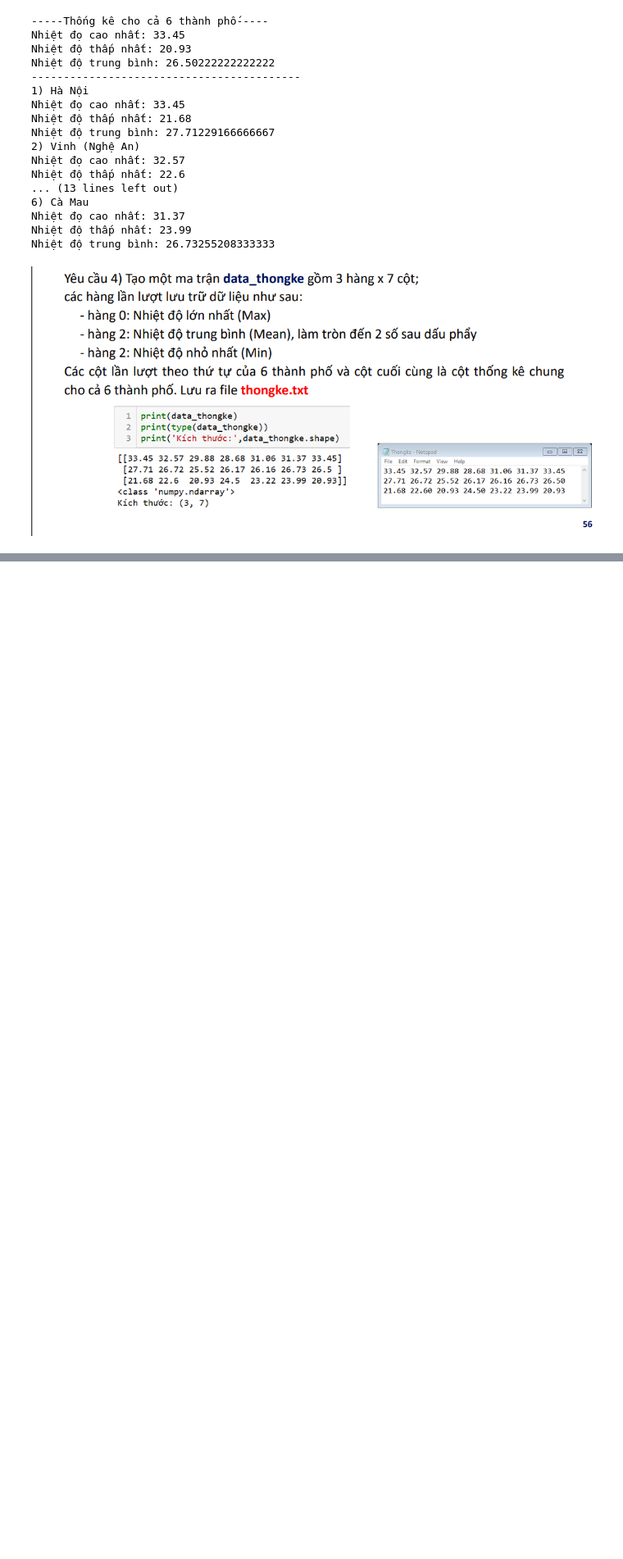
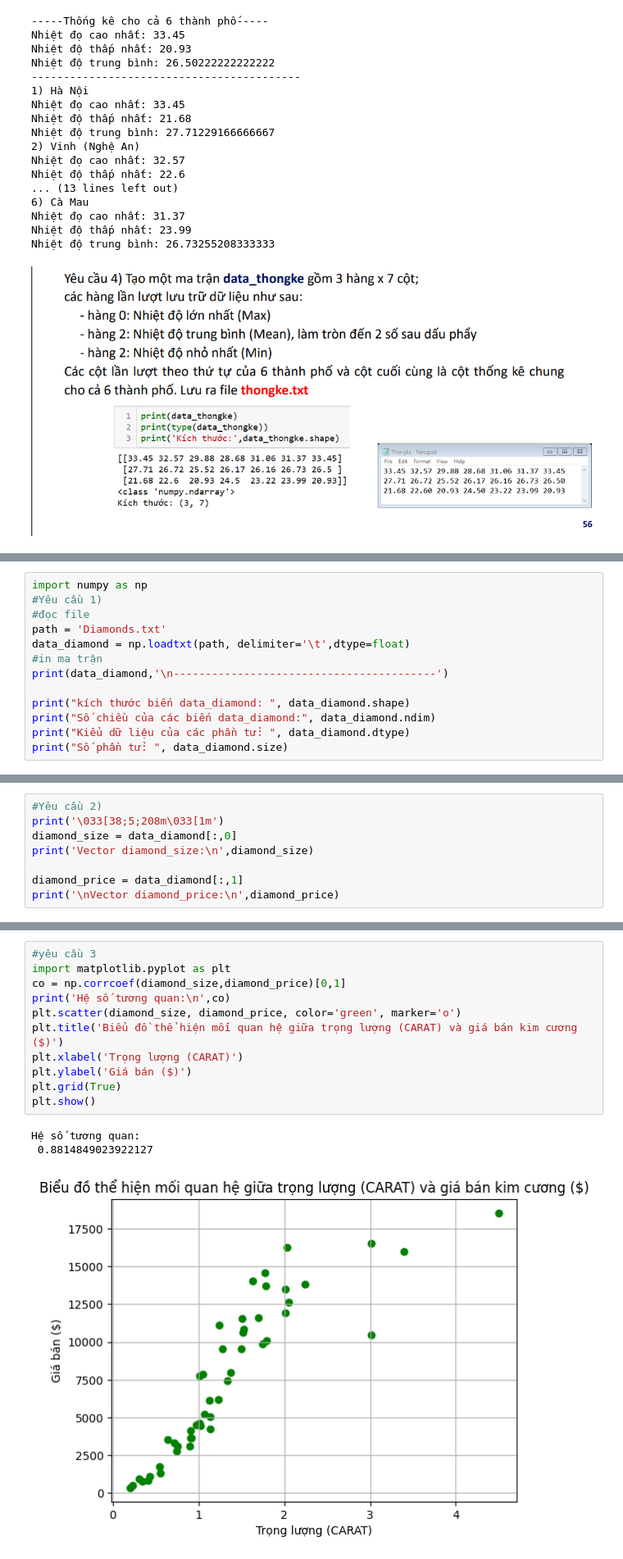
Before and after one commit to phamkhai108/Basic-python-exercises, a Jupyter notebook: Th_chuong4.ipynb, the cells around one changed output, grey strips where cells are left out. Shown at 82% size. Cells and saved outputs as stored; diff of their text form; blank space fills up the shorter version.

```diff
--- a/Th_chuong4.ipynb
+++ b/Th_chuong4.ipynb
@@ -287,0 +302,13 @@ Kích thước: (3, 7)
+# %%
+import numpy as np
+#Yêu cầu 1)
+#đọc file
+path = 'Diamonds.txt'
+data_diamond = np.loadtxt(path, delimiter='\t',dtype=float)
+#in ma trận
+print(data_diamond,'\n-----------------------------------------')
+
+print("kích thước biến data_diamond: ", data_diamond.shape)
+print("Số chiều của các biến data_diamond:", data_diamond.ndim)
+print("Kiểu dữ liệu của các phần tử: ", data_diamond.dtype)
+print("Số phần tử: ", data_diamond.size)
@@ -287,0 +335,8 @@ Kích thước: (3, 7)
+# %%
+#Yêu cầu 2)
+print('\033[38;5;208m\033[1m')
+diamond_size = data_diamond[:,0]
+print('Vector diamond_size:\n',diamond_size)
+
+diamond_price = data_diamond[:,1]
+print('\nVector diamond_price:\n',diamond_price)
@@ -287,0 +358,15 @@ Kích thước: (3, 7)
+# %%
+#yêu cầu 3
+import matplotlib.pyplot as plt
+co = np.corrcoef(diamond_size,diamond_price)[0,1]
+print('Hệ số tương quan:\n',co)
+plt.scatter(diamond_size, diamond_price, color='green', marker='o')
+plt.title('Biểu đồ thể hiện mối quan hệ giữa trọng lượng (CARAT) và giá bán kim cương ($)')
+plt.xlabel('Trọng lượng (CARAT)')
+plt.ylabel('Giá bán ($)')
+plt.grid(True)
+plt.show()
+# %% [output]
+Hệ số tương quan:
+ 0.8814849023922127
+[figure, added]
```
Also changed, not shown: parts of 16 cells of this notebook, 1 other file.
